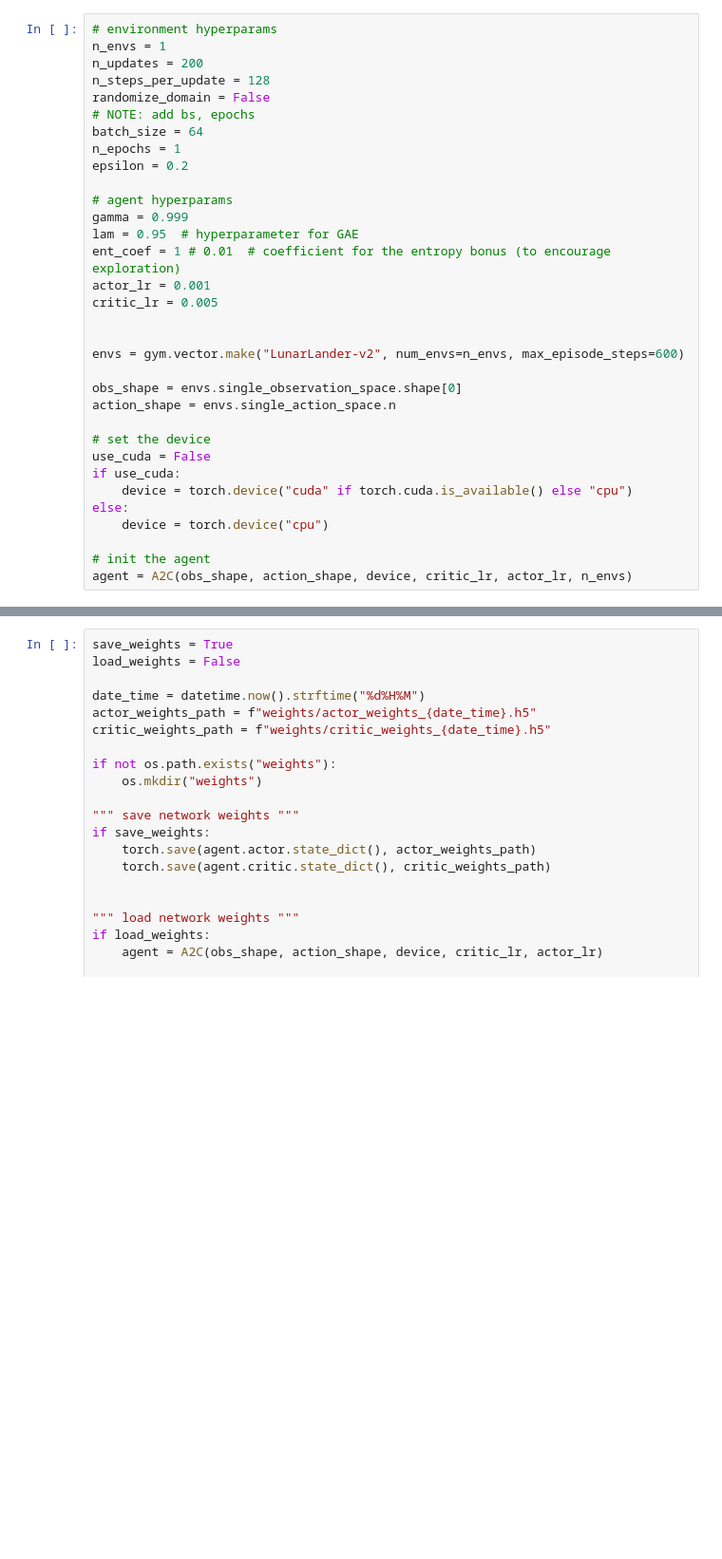
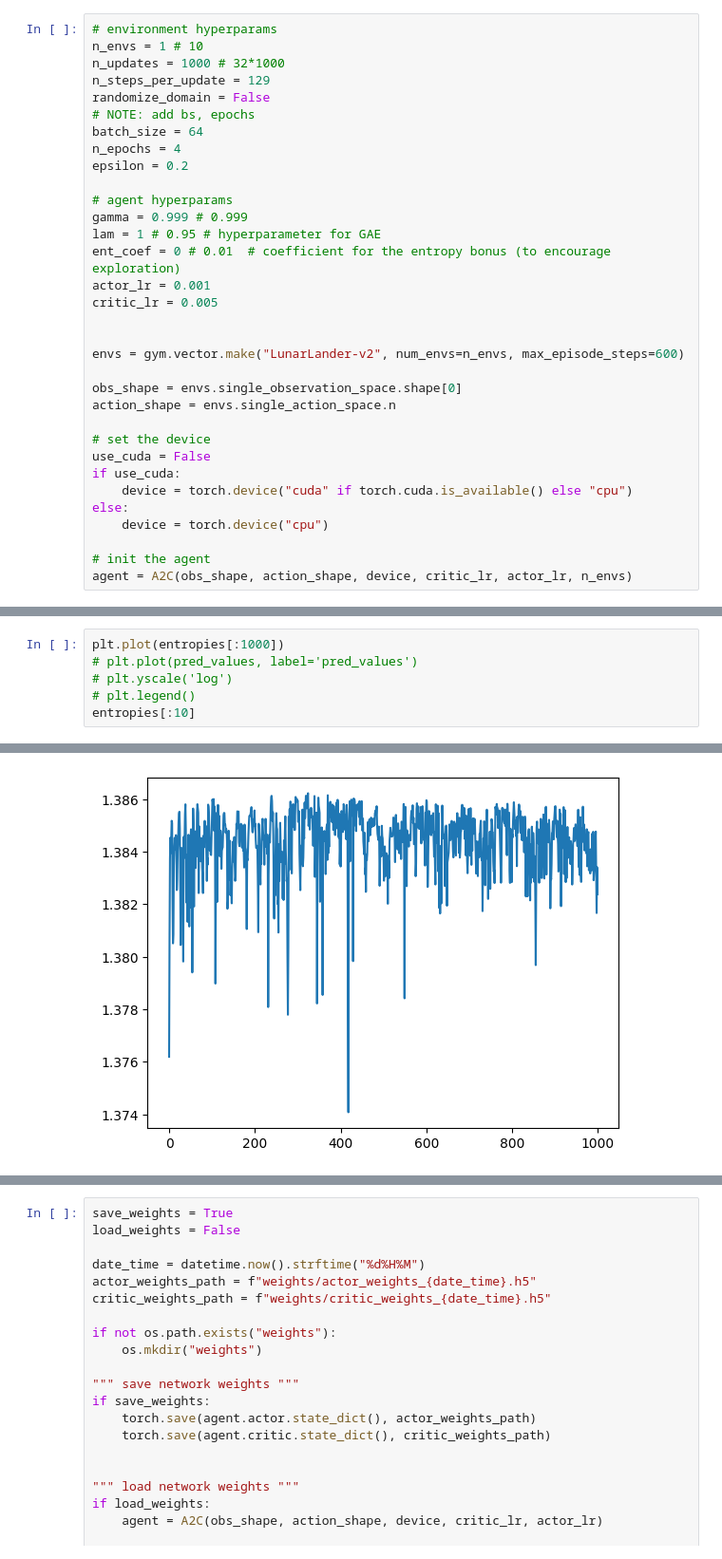
Before and after one commit to yutian-zhao/rl_experiments, a Jupyter notebook: ppo_new.ipynb, the cells around one changed output, grey strips where cells are left out. Shown: that part at 95% size. Cells and saved outputs as stored; diff of their text form; blank space fills up the shorter version.

```diff
--- a/ppo_new.ipynb
+++ b/ppo_new.ipynb
@@ -9,18 +6,18 @@ Hello from the pygame community. https://www.pygame.org/contribute.html
 # %%
 # environment hyperparams
-n_envs = 1
-n_updates = 200
-n_steps_per_update = 128
+n_envs = 1 # 10
+n_updates = 1000 # 32*1000
+n_steps_per_update = 129
 randomize_domain = False
 # NOTE: add bs, epochs
 batch_size = 64
-n_epochs = 1
+n_epochs = 4
 epsilon = 0.2
 
 # agent hyperparams
-gamma = 0.999
-lam = 0.95  # hyperparameter for GAE
-ent_coef = 1 # 0.01  # coefficient for the entropy bonus (to encourage exploration)
+gamma = 0.999 # 0.999
+lam = 1 # 0.95 # hyperparameter for GAE
+ent_coef = 0 # 0.01  # coefficient for the entropy bonus (to encourage exploration)
 actor_lr = 0.001
 critic_lr = 0.005
 
@@ -226,0 +240,7 @@ plt.plot(pred_values)
+# %%
+plt.plot(entropies[:1000])
+# plt.plot(pred_values, label='pred_values')
+# plt.yscale('log')
+# plt.legend()
+entropies[:10]
+# %% [output]
@@ -227,3 +257,4 @@ plt.plot(pred_values)
+[figure, added]
 # %%
 import gymnasium as gym
 from gymnasium.wrappers import RecordEpisodeStatistics, RecordVideo
```
Also changed, not shown: parts of 9 cells of this notebook, 3 other files.
